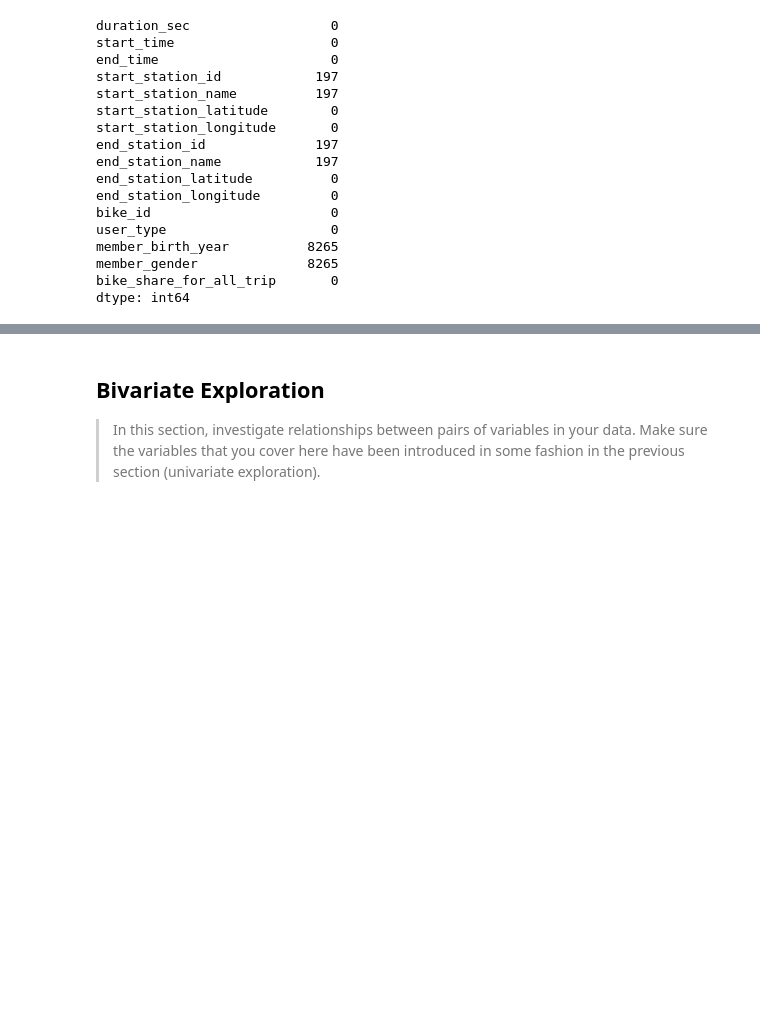
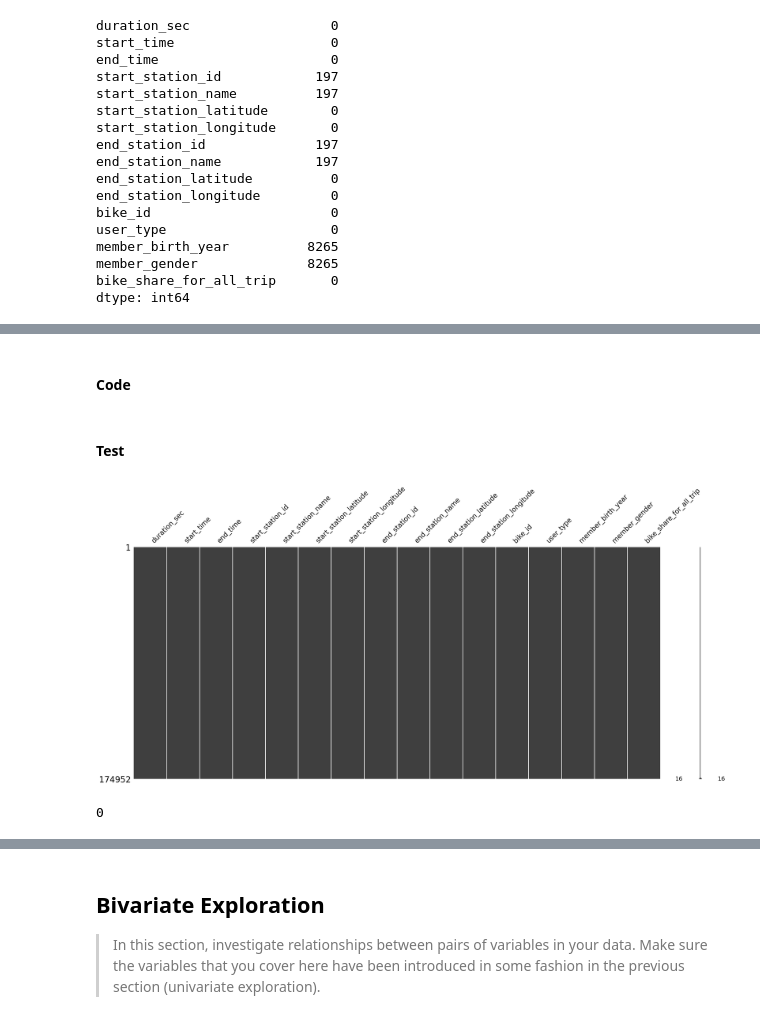
Before and after one commit to Abdou240/Data_Analyst_Nanodegree_ALX, a Jupyter notebook: Projekts/Projekt_3/Part_I_exploration_template.ipynb, the cells around one changed output, grey strips where cells are left out. Saved outputs shown, nothing was run; the diff lists cells and outputs as text; code cells hidden in the pictures; blank space fills up the shorter version.

Commit message:
Update Data Cleaning Part

```diff
--- a/Projekts/Projekt_3/Part_I_exploration_template.ipynb
+++ b/Projekts/Projekt_3/Part_I_exploration_template.ipynb
@@ -150,0 +166,3 @@ and prepare yourself to look at relationships between variables.
+# %%
+#Make a copy of the dataset
+Bike_clean = df.copy()
@@ -150,0 +174,16 @@ and prepare yourself to look at relationships between variables.
+# %% [markdown]
+#### Code
+# %%
+#Remove missing values.
+Bike_clean.dropna(subset=['start_station_name','member_birth_year','start_station_id','end_station_id','end_station_name','member_gender'], inplace = True)
+# %% [markdown]
+#### Test
+# %%
+#Verify data cleaning
+ms.matrix(Bike_clean);
+# %% [output]
+[figure, added]
+# %%
+Bike_clean.isna().sum().sum()
+# %% [output]
+0
```
Also changed, not shown: parts of 68 cells of this notebook.
